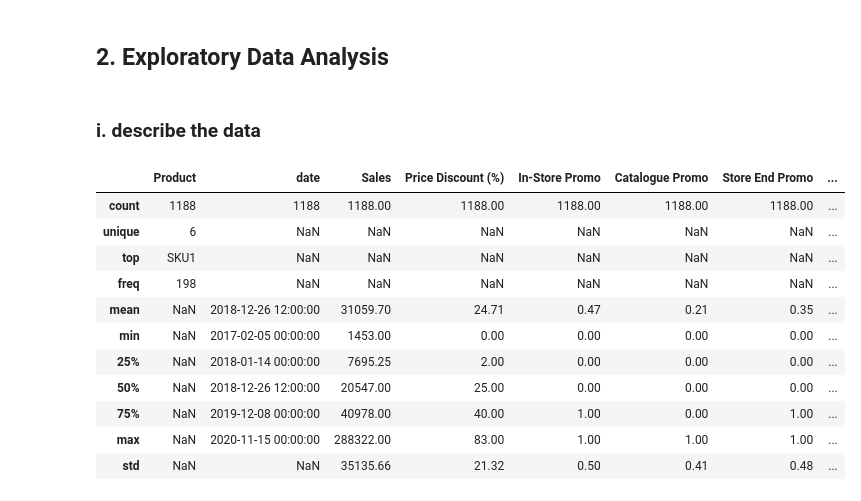
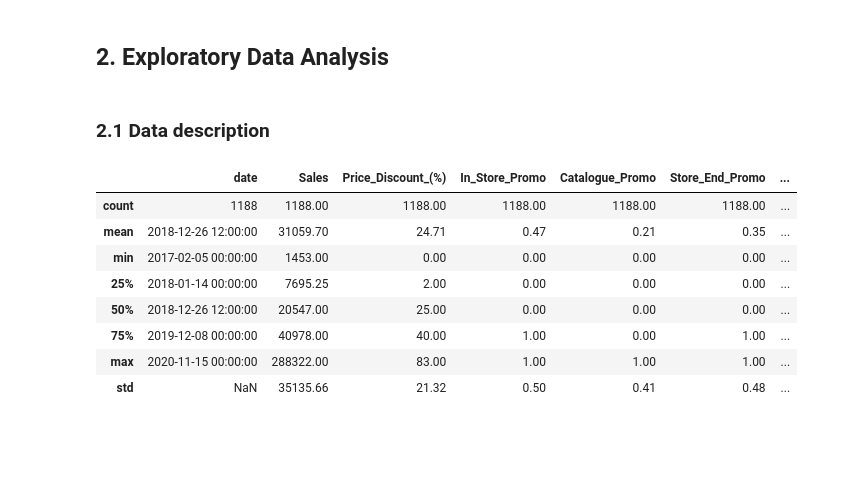
Before and after one commit to keithonpy/bev_retail_forecasting, a Jupyter notebook: retail_forecasting.ipynb, the cells around one changed output. Saved outputs shown, nothing was run; the diff lists cells and outputs as text; code cells hidden in the pictures; blank space fills up the shorter version.

```diff
--- a/retail_forecasting.ipynb
+++ b/retail_forecasting.ipynb
@@ -59,7 +70,7 @@ CHRISTMAS                      int64
 dtype: object
 # %%
 df['Price Discount (%)'] = [x.replace('%', '') for x in df['Price Discount (%)']]
-df['Price Discount (%)'] = df['Price Discount (%)'].astype(int)
+df['Price Discount (%)'] = df['Price Discount (%)'].astype('int64')
 # %%
 df.dtypes
 # %% [output]
@@ -100,0 +114,4 @@ No missing values were found
+# %%
+df.columns = [c.replace(' ', '_') for c in df.columns]
+df = df.rename(columns = {'In-Store_Promo' : 'In_Store_Promo'})
+df.columns
@@ -124,20 +146,17 @@ After removing the `Sales` equal to zero, there are still some outliers in the `
 # %% [markdown]
 ## 2. Exploratory Data Analysis
 # %% [markdown]
-### i. describe the data
+### 2.1 Data description
 # %%
-round(df.describe(datetime_is_numeric=True, include='all'),2)
+round(df.describe(),2)
 # %% [output]
-|  | Product | date | Sales | Price Discount (%) | In-Store Promo | Catalogue Promo | Store End Promo | ... |
-| count | 1188 | 1188 | 1188.00 | 1188.00 | 1188.00 | 1188.00 | 1188.00 | ... |
-| unique | 6 | NaN | NaN | NaN | NaN | NaN | NaN | ... |
-| top | SKU1 | NaN | NaN | NaN | NaN | NaN | NaN | ... |
-| freq | 198 | NaN | NaN | NaN | NaN | NaN | NaN | ... |
-| mean | NaN | 2018-12-26 12:00:00 | 31059.70 | 24.71 | 0.47 | 0.21 | 0.35 | ... |
-| min | NaN | 2017-02-05 00:00:00 | 1453.00 | 0.00 | 0.00 | 0.00 | 0.00 | ... |
-| 25% | NaN | 2018-01-14 00:00:00 | 7695.25 | 2.00 | 0.00 | 0.00 | 0.00 | ... |
-| 50% | NaN | 2018-12-26 12:00:00 | 20547.00 | 25.00 | 0.00 | 0.00 | 0.00 | ... |
-| 75% | NaN | 2019-12-08 00:00:00 | 40978.00 | 40.00 | 1.00 | 0.00 | 1.00 | ... |
-| max | NaN | 2020-11-15 00:00:00 | 288322.00 | 83.00 | 1.00 | 1.00 | 1.00 | ... |
-| std | NaN | NaN | 35135.66 | 21.32 | 0.50 | 0.41 | 0.48 | ... |
+|  | date | Sales | Price_Discount_(%) | In_Store_Promo | Catalogue_Promo | Store_End_Promo | ... |
+| count | 1188 | 1188.00 | 1188.00 | 1188.00 | 1188.00 | 1188.00 | ... |
+| mean | 2018-12-26 12:00:00 | 31059.70 | 24.71 | 0.47 | 0.21 | 0.35 | ... |
+| min | 2017-02-05 00:00:00 | 1453.00 | 0.00 | 0.00 | 0.00 | 0.00 | ... |
+| 25% | 2018-01-14 00:00:00 | 7695.25 | 2.00 | 0.00 | 0.00 | 0.00 | ... |
+| 50% | 2018-12-26 12:00:00 | 20547.00 | 25.00 | 0.00 | 0.00 | 0.00 | ... |
+| 75% | 2019-12-08 00:00:00 | 40978.00 | 40.00 | 1.00 | 0.00 | 1.00 | ... |
+| max | 2020-11-15 00:00:00 | 288322.00 | 83.00 | 1.00 | 1.00 | 1.00 | ... |
+| std | NaN | 35135.66 | 21.32 | 0.50 | 0.41 | 0.48 | ... |
 # %% [markdown]
```
Also changed, not shown: parts of 27 cells of this notebook.
